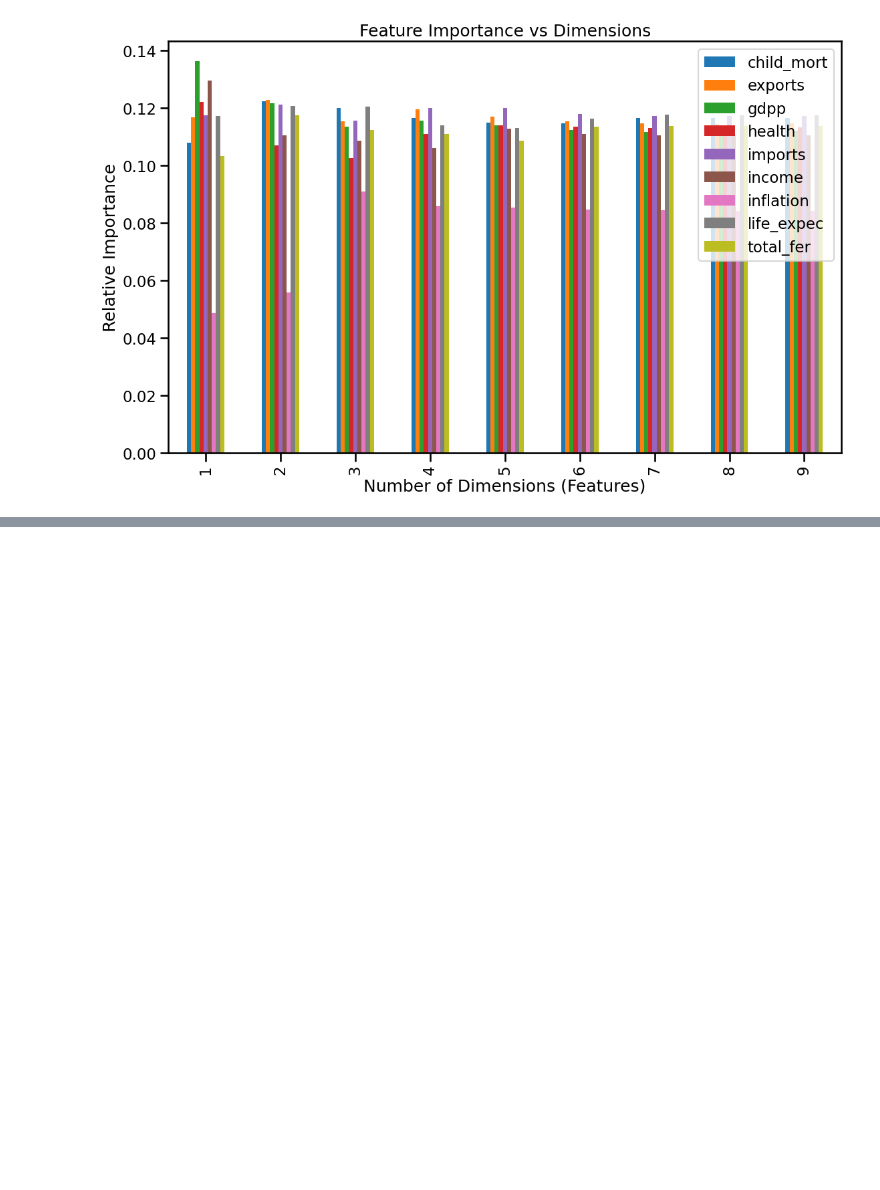
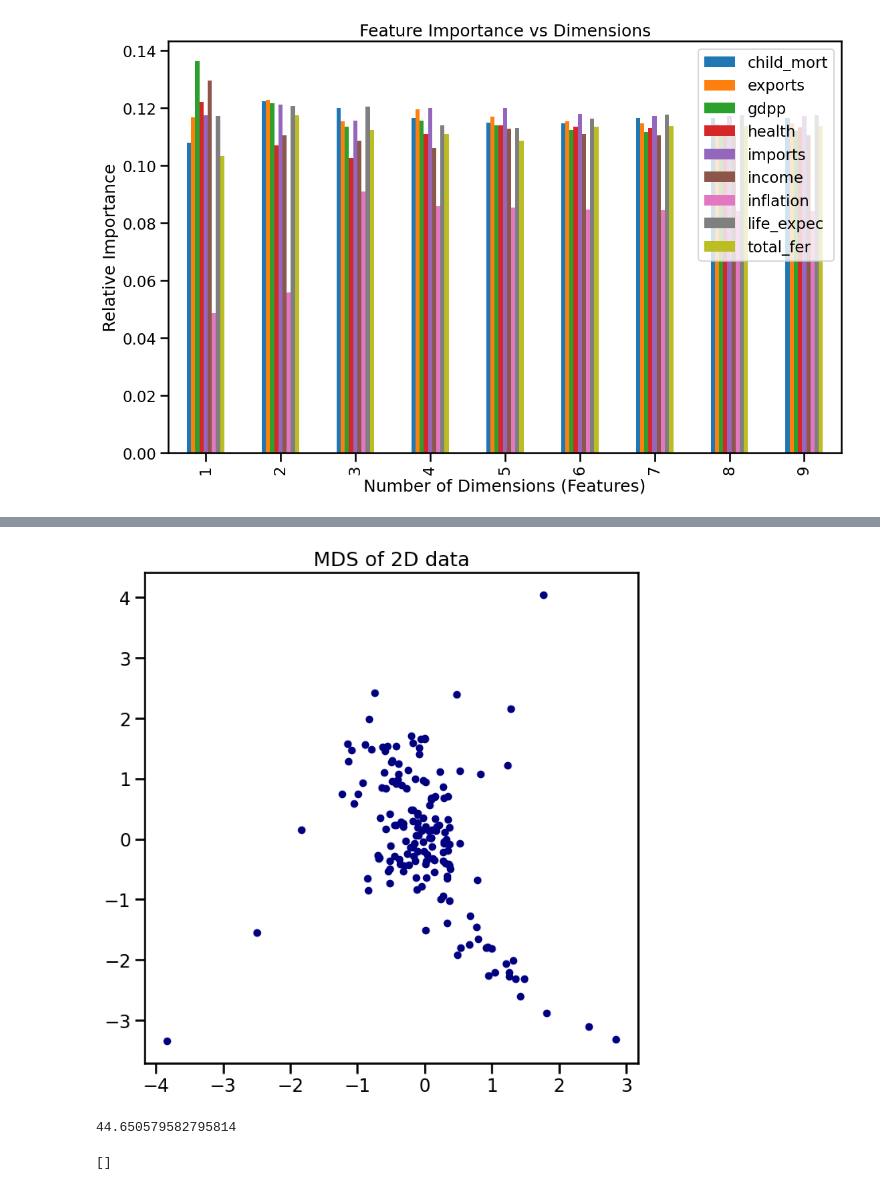
Before and after one commit to scottbamfordJ/Project-To-Do, a Jupyter notebook: Unsupervised Machine Learning County/New_Write_Up.ipynb, the cells around one changed output, grey strips where cells are left out. Saved outputs shown, nothing was run; the diff lists cells and outputs as text; code cells hidden in the pictures; blank space fills up the shorter version.

```diff
--- a/Unsupervised Machine Learning County/New_Write_Up.ipynb
+++ b/Unsupervised Machine Learning County/New_Write_Up.ipynb
@@ -456,0 +583,39 @@ den = hierarchy.dendrogram(Z, orientation='top',
+# %%
+# Multi Dimensional Scaling (MDS)
+## Doesn't Preserve Variance -> Instead goal is to maitain geometric distances between points
+
+from sklearn.manifold import MDS
+from sklearn.metrics import euclidean_distances
+
+mds = MDS(n_components=6, random_state=0, dissimilarity='euclidean')
+mds_transformed = mds.fit_transform(Removed_Country_DF)
+
+plt.figure(figsize=(8, 8))
+plt.scatter(mds_transformed[:, 0], mds_transformed[:, 1], color='navy', s=30, marker='o')
+plt.title('MDS of 2D data')
+plt.show()
+
+embeding = mds.embedding_
+stress = mds.stress_
+negative_matrix = mds.dissimilarity_matrix_
+
+print(stress)
+# %% [output]
+[figure, added]
+44.650579582795814
+# %%
+n_components = [2,3,4,5,6,7,8,9]
+Output_list = []
+stress_list = []
+for values in n_components:
+    mds = MDS(n_components=values, random_state = 42, dissimilarity='euclidean')
+    mds_transformed = mds.fit_transform(Removed_Country_DF)
+    embeding = mds.embedding_
+    stress = mds.stress_
+    negative_matrix = mds.dissimilarity_matrix_
+    stress_list.append(
+            stress)
+
+stress_list
+# %% [output]
+[]
```
Also changed, not shown: parts of 30 cells of this notebook, 4 other files.
